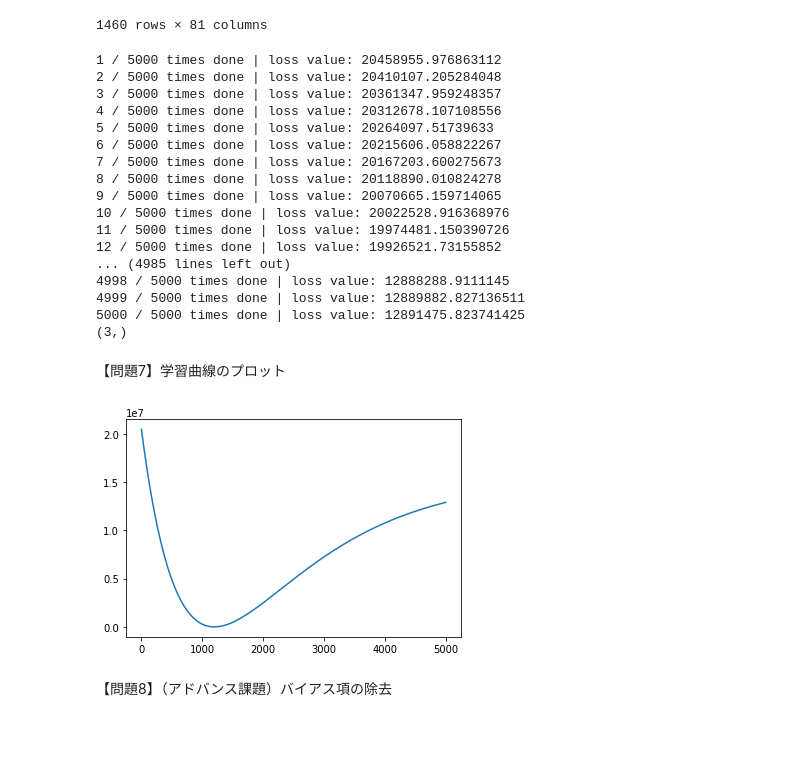
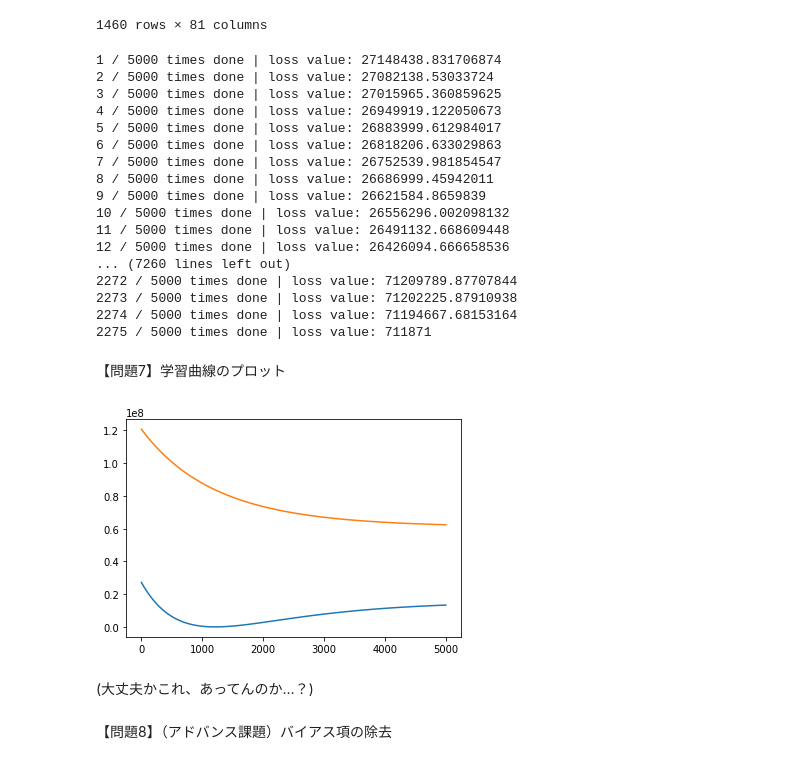
Before and after one commit to shota1201/diveintocode-ml, a Jupyter notebook: DIVE_INTO_CODE/python/week5/sprint3.ipynb, the cells around one changed output. Cells and saved outputs as stored; diff of their text form; code cells hidden in the pictures; blank space fills up the shorter version.

```diff
--- a/DIVE_INTO_CODE/python/week5/sprint3.ipynb
+++ b/DIVE_INTO_CODE/python/week5/sprint3.ipynb
@@ -310,6 +310,7 @@ class ScratchLinearRegression():
         self.loss = np.zeros(self.iter)
         self.val_loss = np.zeros(self.iter)
         self.cost_list = []
+        self.val_cost_list = []
 #         self.theta = np.zeros(self.iter)
 
     def fit(self, X, y, X_val=None, y_val=None):
@@ -364,6 +365,35 @@ class ScratchLinearRegression():
         min_loss_number = np.argmin(loss_list)
         self.theta = theta_list[min_loss_number]
         print(self.theta.shape)
+
+        if X_val.all() == True and y_val.all() == True:
+            self.val_theta = np.random.rand(X_val.shape[1], 1)
+            if self.bias:
+                theta_bias = np.ones((1,1))
+                self.val_theta = np.insert(self.val_theta, 0, theta_bias)
+    #             print(self.theta)
+                X_val = np.insert(X_val, 0, 1, axis=1)
+            val_pred = self._linear_hypothesis(X=X_val)
+
+            for i in range(self.iter):
+    #             train_y_pred = _linear_hypothesis(X=X)
+                val_error = val_pred[0] - y_val[0]
+    #             print(error) (n_samples,)
+                self._gradient_descent(X=X_val, error=val_error, y=y_val)
+    #             print(self.theta)
+                val_pred = self._linear_hypothesis(X=X_val)
+    #             print(pred.shape) (n_samples, 1)
+                _, val_loss = self.cost_function(val_pred, y_val)
+    #             pred = self._linear_hypothesis(X=X, theta=theta)
+                loss_list.append(val_loss)
+                theta_list.append(self.theta)
+                self.val_cost_list.append(val_loss)
+                if self.verbose:
+                    #verboseをTrueにした際は学習過程を出力
+                    print('{0} / {1} times done | loss value: {2}'.format(i+1, self.iter, val_loss))
+
+
+
 
     def predict(self, X):
         """
@@ -479,25 +509,25 @@ y_train = np.array(y_train)
 y_test = np.array(y_test)
 # %%
 LR = ScratchLinearRegression(bias=True, verbose=True)
-LR.fit(X_train, y_train)
+LR.fit(X_train, y_train, X_test, y_test)
 # %% [output]
-1 / 5000 times done | loss value: 20458955.976863112
-2 / 5000 times done | loss value: 20410107.205284048
-3 / 5000 times done | loss value: 20361347.959248357
-4 / 5000 times done | loss value: 20312678.107108556
-5 / 5000 times done | loss value: 20264097.51739633
-6 / 5000 times done | loss value: 20215606.058822267
-7 / 5000 times done | loss value: 20167203.600275673
-8 / 5000 times done | loss value: 20118890.010824278
-9 / 5000 times done | loss value: 20070665.159714065
-10 / 5000 times done | loss value: 20022528.916368976
-11 / 5000 times done | loss value: 19974481.150390726
-12 / 5000 times done | loss value: 19926521.73155852
-... (4985 lines left out)
-4998 / 5000 times done | loss value: 12888288.9111145
-4999 / 5000 times done | loss value: 12889882.827136511
-5000 / 5000 times done | loss value: 12891475.823741425
-(3,)
+1 / 5000 times done | loss value: 27148438.831706874
+2 / 5000 times done | loss value: 27082138.53033724
+3 / 5000 times done | loss value: 27015965.360859625
+4 / 5000 times done | loss value: 26949919.122050673
+5 / 5000 times done | loss value: 26883999.612984017
+6 / 5000 times done | loss value: 26818206.633029863
+7 / 5000 times done | loss value: 26752539.981854547
+8 / 5000 times done | loss value: 26686999.45942011
+9 / 5000 times done | loss value: 26621584.8659839
+10 / 5000 times done | loss value: 26556296.002098132
+11 / 5000 times done | loss value: 26491132.668609448
+12 / 5000 times done | loss value: 26426094.666658536
+... (7260 lines left out)
+2272 / 5000 times done | loss value: 71209789.87707844
+2273 / 5000 times done | loss value: 71202225.87910938
+2274 / 5000 times done | loss value: 71194667.68153164
+2275 / 5000 times done | loss value: 711871
 # %%
 a = LR.predict(X_test)
 # %% [markdown]
@@ -505,11 +535,14 @@ a = LR.predict(X_test)
 # %%
 import matplotlib.pyplot as plt
 %matplotlib inline
 
 plt.plot(range(5000), LR.cost_list)
+plt.plot(range(5000), LR.val_cost_list)
 plt.show()
 # %% [output]
-[figure, old version]
+[figure, new version]
+# %% [markdown]
+(大丈夫かこれ、あってんのか…？)
 # %% [markdown]
 【問題8】（アドバンス課題）バイアス項の除去
 # %%
```
